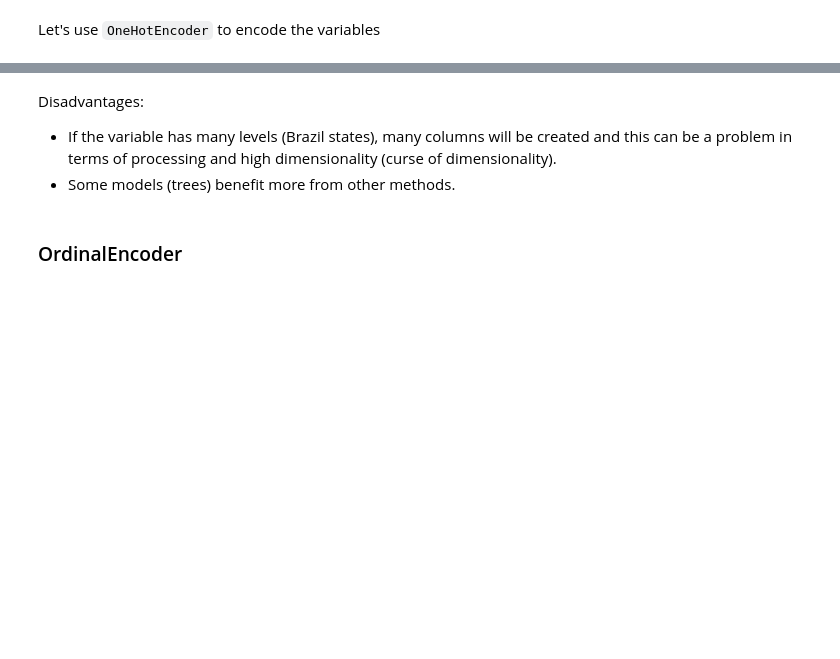
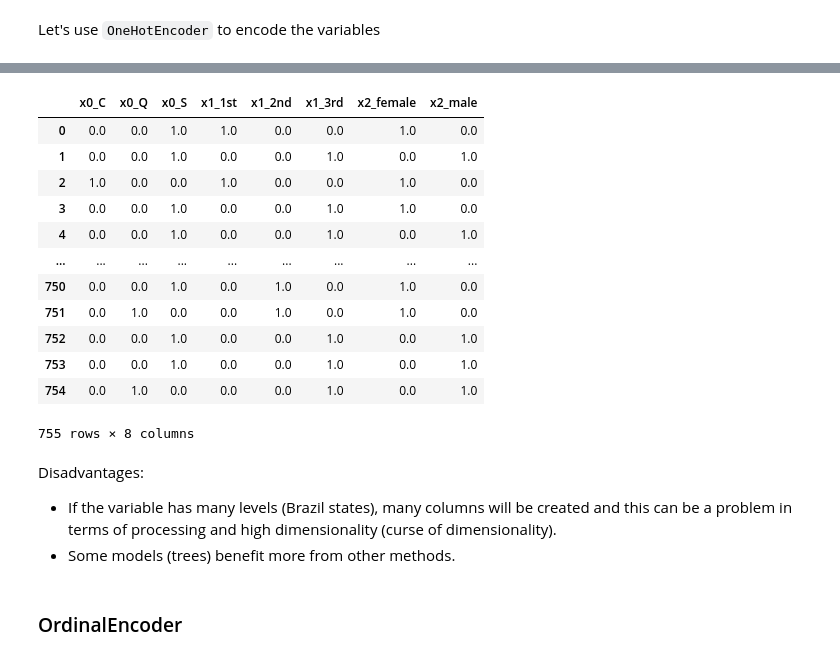
Before and after one commit to brondevitor/Python_Jorney, a Jupyter notebook: Data Preparation/Data preparation II.ipynb, the cells around one changed output, grey strips where cells are left out. Drawn from its saved outputs; the diff is of its cells as text; code cells hidden in the pictures; blank space fills up the shorter version.

````diff
--- a/Data Preparation/Data preparation II.ipynb
+++ b/Data Preparation/Data preparation II.ipynb
@@ -366,3 +365,8 @@ The idea is that for each level of the categorical variable a column is created,
 <img src="https://i.imgur.com/TW5m0aJ.png" height=700 width=700/>
 # %% [markdown]
 Let's use ```OneHotEncoder``` to encode the variables
+# %%
+cat_cols = ['Embarked' , 'Pclass' , 'Sex']
+X_train_titanic = X_train_titanic.loc[: , cat_cols]
+# %%
+X_train_titanic.dropna(inplace = True)
@@ -369,3 +382,23 @@
+# %%
+ohe = OneHotEncoder(sparse=False)
+# %%
+X_train_titanic_onehot = ohe.fit_transform(X_train_titanic)
+# %%
+pd.DataFrame(X_train_titanic_onehot, columns=ohe.get_feature_names())
+# %% [output]
+|  | x0_C | x0_Q | x0_S | x1_1st | x1_2nd | x1_3rd | x2_female | x2_male |
+| 0 | 0.0 | 0.0 | 1.0 | 1.0 | 0.0 | 0.0 | 1.0 | 0.0 |
+| 1 | 0.0 | 0.0 | 1.0 | 0.0 | 0.0 | 1.0 | 0.0 | 1.0 |
+| 2 | 1.0 | 0.0 | 0.0 | 1.0 | 0.0 | 0.0 | 1.0 | 0.0 |
+| 3 | 0.0 | 0.0 | 1.0 | 0.0 | 0.0 | 1.0 | 1.0 | 0.0 |
+| 4 | 0.0 | 0.0 | 1.0 | 0.0 | 0.0 | 1.0 | 0.0 | 1.0 |
+| ... | ... | ... | ... | ... | ... | ... | ... | ... |
+| 750 | 0.0 | 0.0 | 1.0 | 0.0 | 1.0 | 0.0 | 1.0 | 0.0 |
+| 751 | 0.0 | 1.0 | 0.0 | 0.0 | 1.0 | 0.0 | 1.0 | 0.0 |
+| 752 | 0.0 | 0.0 | 1.0 | 0.0 | 0.0 | 1.0 | 0.0 | 1.0 |
+| 753 | 0.0 | 0.0 | 1.0 | 0.0 | 0.0 | 1.0 | 0.0 | 1.0 |
+| 754 | 0.0 | 1.0 | 0.0 | 0.0 | 0.0 | 1.0 | 0.0 | 1.0 |
+755 rows × 8 columns
 # %% [markdown]
 
 Disadvantages:
````
Also changed, not shown: parts of 24 cells of this notebook.
